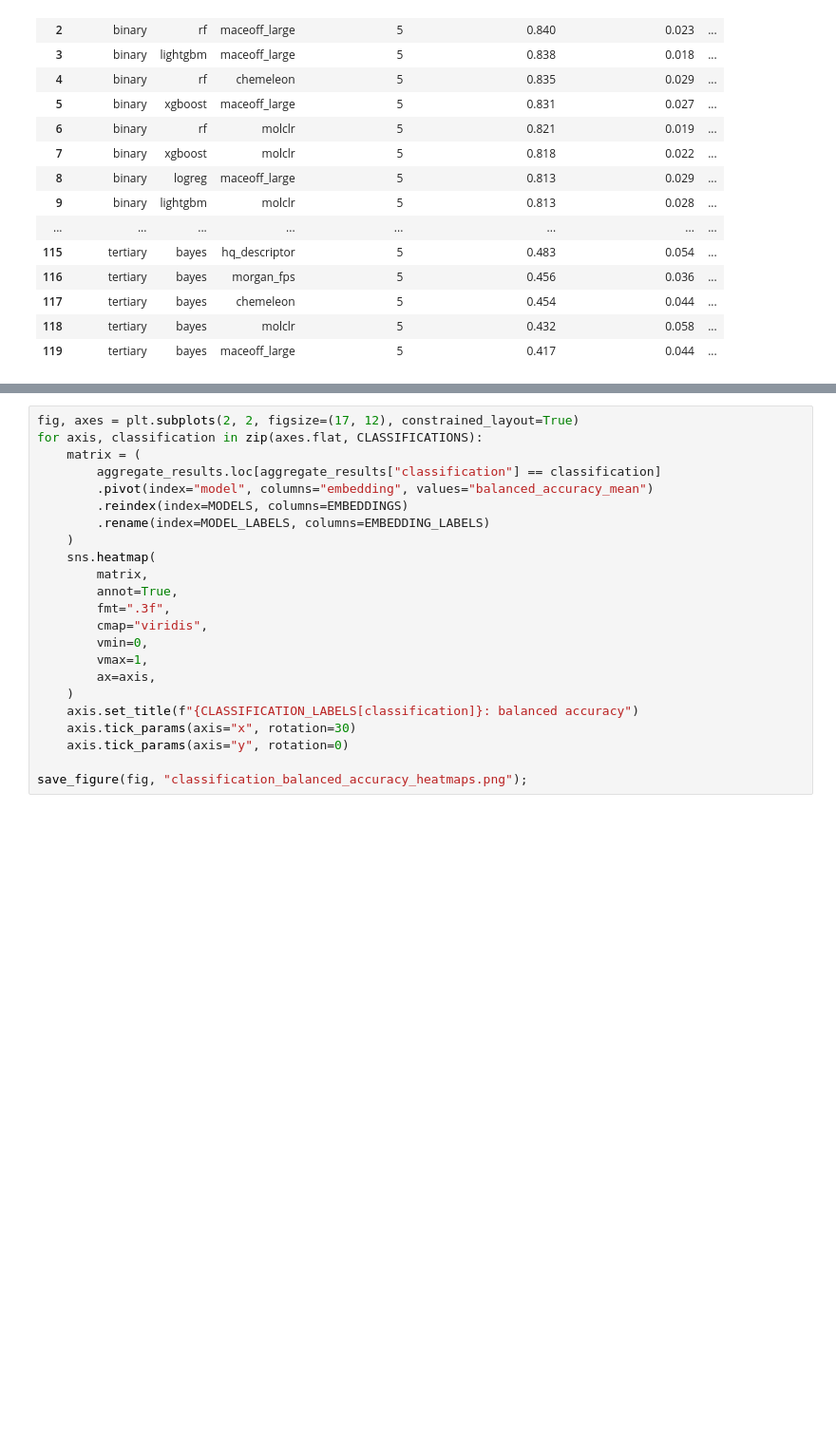
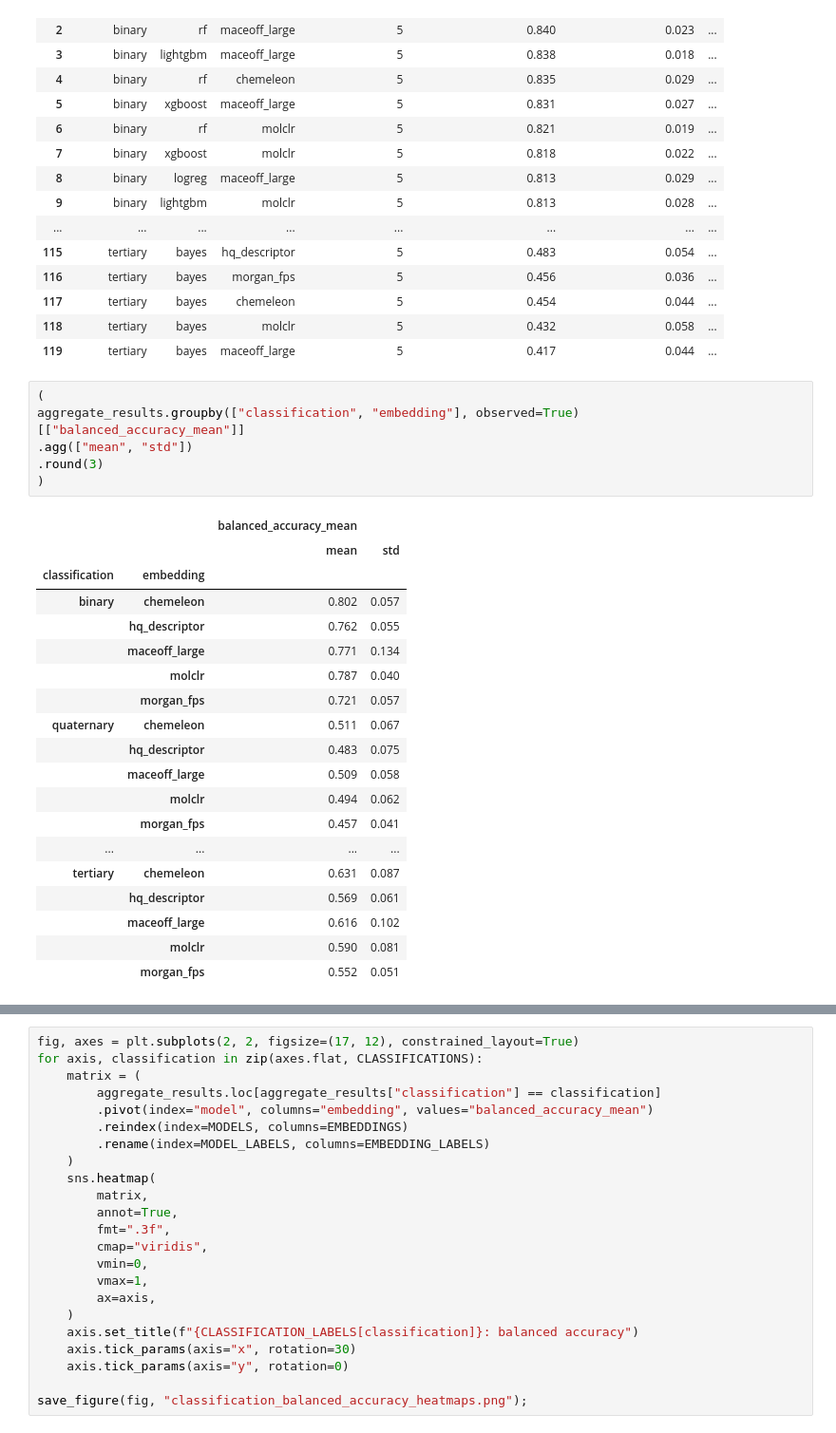
Before and after one commit to CABackman/fm-4-em, a Jupyter notebook: 08_CLASSIFICATION/02_IS_classification_evaluation.ipynb, the cells around one changed output, grey strips where cells are left out. Shown at 95% size. Drawn from its saved outputs; the diff is of its cells as text; blank space fills up the shorter version.

```diff
--- a/08_CLASSIFICATION/02_IS_classification_evaluation.ipynb
+++ b/08_CLASSIFICATION/02_IS_classification_evaluation.ipynb
@@ -269,3 +271,30 @@ display(aggregate_results.style.format({
 | 117 | tertiary | bayes | chemeleon | 5 | 0.454 | 0.044 | ... |
 | 118 | tertiary | bayes | molclr | 5 | 0.432 | 0.058 | ... |
 | 119 | tertiary | bayes | maceoff_large | 5 | 0.417 | 0.044 | ... |
+# %%
+(
+aggregate_results.groupby(["classification", "embedding"], observed=True)
+[["balanced_accuracy_mean"]]
+.agg(["mean", "std"])
+.round(3)
+)
+# %% [output]
+|  |  | balanced_accuracy_mean |  |
+|  |  | mean | std |
+| classification | embedding |  |  |
+| binary | chemeleon | 0.802 | 0.057 |
+|  | hq_descriptor | 0.762 | 0.055 |
+|  | maceoff_large | 0.771 | 0.134 |
+|  | molclr | 0.787 | 0.040 |
+|  | morgan_fps | 0.721 | 0.057 |
+| quaternary | chemeleon | 0.511 | 0.067 |
+|  | hq_descriptor | 0.483 | 0.075 |
+|  | maceoff_large | 0.509 | 0.058 |
+|  | molclr | 0.494 | 0.062 |
+|  | morgan_fps | 0.457 | 0.041 |
+| ... | ... | ... | ... |
+| tertiary | chemeleon | 0.631 | 0.087 |
+|  | hq_descriptor | 0.569 | 0.061 |
+|  | maceoff_large | 0.616 | 0.102 |
+|  | molclr | 0.590 | 0.081 |
+|  | morgan_fps | 0.552 | 0.051 |
```
Also changed, not shown: parts of 3 cells of this notebook, 1 other file.
